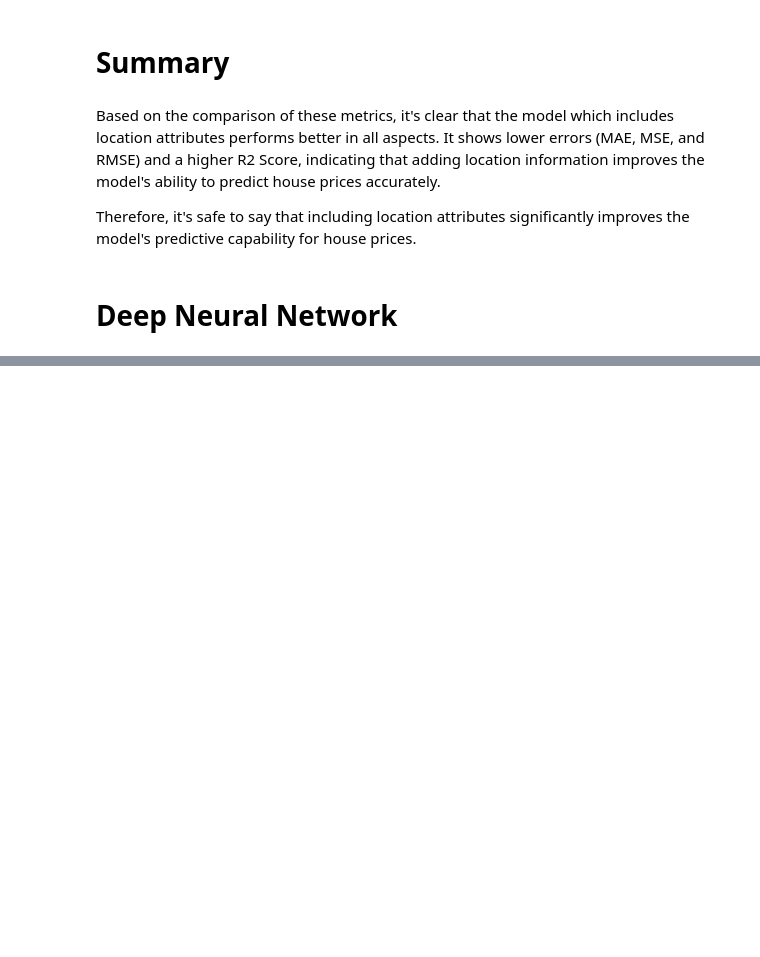
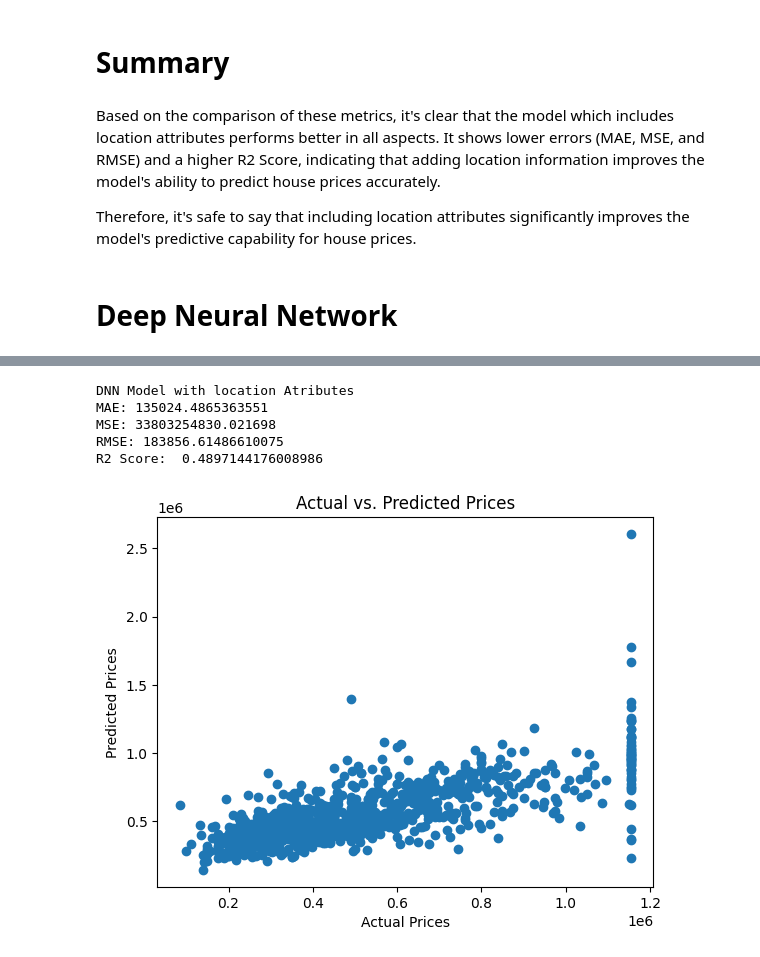
Before and after one commit to MuneefMumthas/CO538-Muneef-22206529, a Jupyter notebook: CO538_CW1_MLProject_Muneef_22206529.ipynb, the cells around one changed output, grey strips where cells are left out. Cells and saved outputs as stored; diff of their text form; code cells hidden in the pictures; blank space fills up the shorter version.

Commit message:
Created the DNN model, now in the process of hyper parameter tuning. please pray that it should work :)

```diff
--- a/CO538_CW1_MLProject_Muneef_22206529.ipynb
+++ b/CO538_CW1_MLProject_Muneef_22206529.ipynb
@@ -699,0 +672,8 @@ Name: price, Length: 4551, dtype: float64
+# %%
+#splitting into testing and training
+X_train, X_test, y_train, y_test = train_test_split(X, Y, test_size=0.2, random_state=42)
+
+#splitting the training set into training and validation
+X_train, X_val, y_train, y_val = train_test_split(X_train, y_train, test_size=0.25, random_state=42)
+
+X_train.shape, y_train.shape, X_test.shape, y_test.shape, X_val.shape, y_val.shape
@@ -699,0 +691,16 @@ Name: price, Length: 4551, dtype: float64
+# %%
+model = keras.Sequential()
+
+#Input layer
+model.add(keras.layers.Dense(13, activation='relu', input_shape=(13,)))
+
+#First hidden layer
+model.add(keras.layers.Dense(26, activation='relu'))
+
+#Second hidden layer
+model.add(keras.layers.Dense(13, activation='relu'))
+
+#Output layer
+model.add(keras.layers.Dense(1))
+
+model.compile(optimizer='adam', loss='mean_squared_error')
@@ -699,0 +709,2 @@ Name: price, Length: 4551, dtype: float64
+# %%
+model.fit(X_train, y_train, epochs=546, batch_size=5, validation_data=(X_val, y_val))
@@ -699,0 +730,2 @@ Name: price, Length: 4551, dtype: float64
+# %%
+predictions = model.predict(X_test)
@@ -699,0 +734,20 @@ Name: price, Length: 4551, dtype: float64
+# %%
+print('DNN Model with location Atributes')
+print('MAE:', metrics.mean_absolute_error(y_test, predictions))
+print('MSE:', metrics.mean_squared_error(y_test, predictions))
+print('RMSE:', np.sqrt(metrics.mean_squared_error(y_test, predictions)))
+print('R2 Score: ', r2_score(y_test, predictions))
+# %% [output]
+DNN Model with location Atributes
+MAE: 135024.4865363551
+MSE: 33803254830.021698
+RMSE: 183856.61486610075
+R2 Score:  0.4897144176008986
+# %%
+plt.scatter(y_test, predictions)
+plt.xlabel('Actual Prices')
+plt.ylabel('Predicted Prices')
+plt.title('Actual vs. Predicted Prices')
+plt.show()
+# %% [output]
+[figure, added]
```
Also changed, not shown: parts of 12 cells of this notebook.
